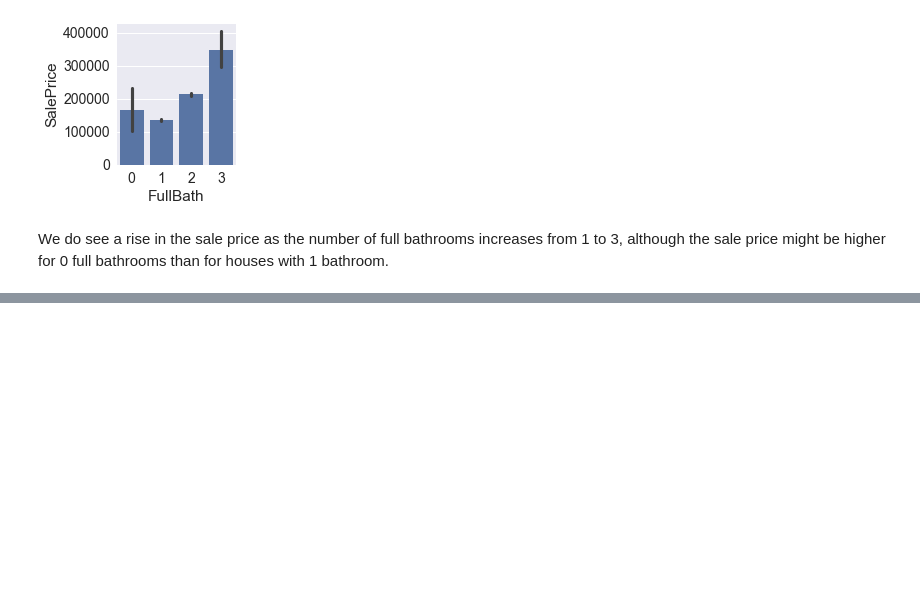
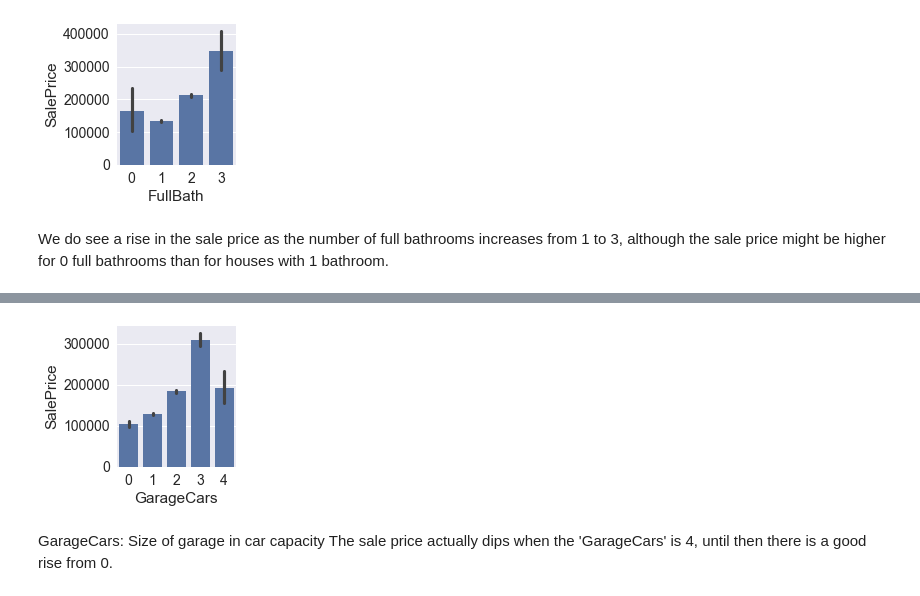
Before and after one commit to ppontryagin/kaggle_team_kernels, a Jupyter notebook: House_Prices_Advanced_Regression_Techniques.ipynb, the cells around one changed output, grey strips where cells are left out. Drawn from its saved outputs; the diff is of its cells as text; code cells hidden in the pictures; blank space fills up the shorter version.

```diff
--- a/House_Prices_Advanced_Regression_Techniques.ipynb
+++ b/House_Prices_Advanced_Regression_Techniques.ipynb
@@ -267,0 +274,7 @@ We do see a rise in the sale price as the number of full bathrooms increases fro
+# %%
+plot_categories(train_data, cat='GarageCars', target='SalePrice')
+# %% [output]
+[figure, added]
+# %% [markdown]
+GarageCars: Size of garage in car capacity
+The sale price actually dips when the 'GarageCars' is 4, until then there is a good rise from 0.
```
Also changed, not shown: parts of 2 cells of this notebook.
